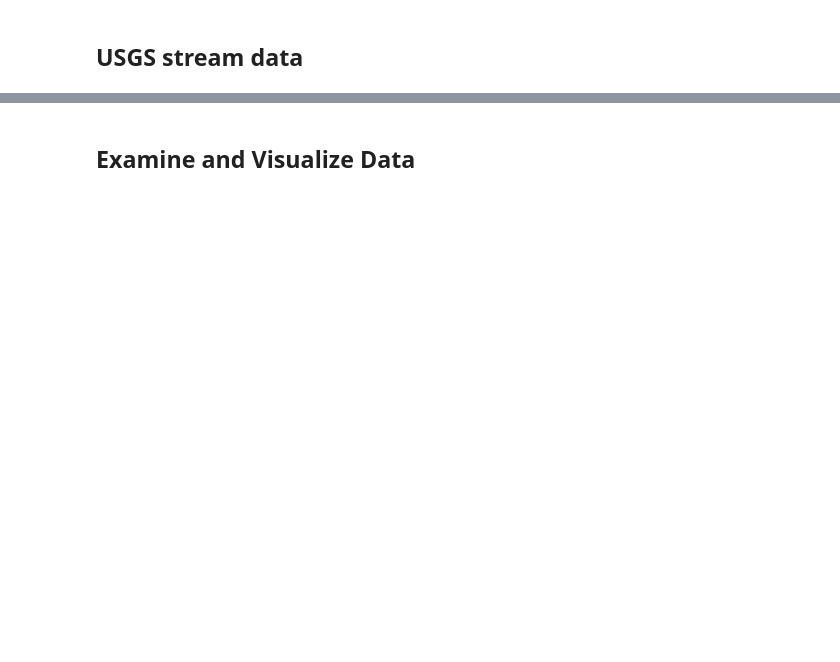
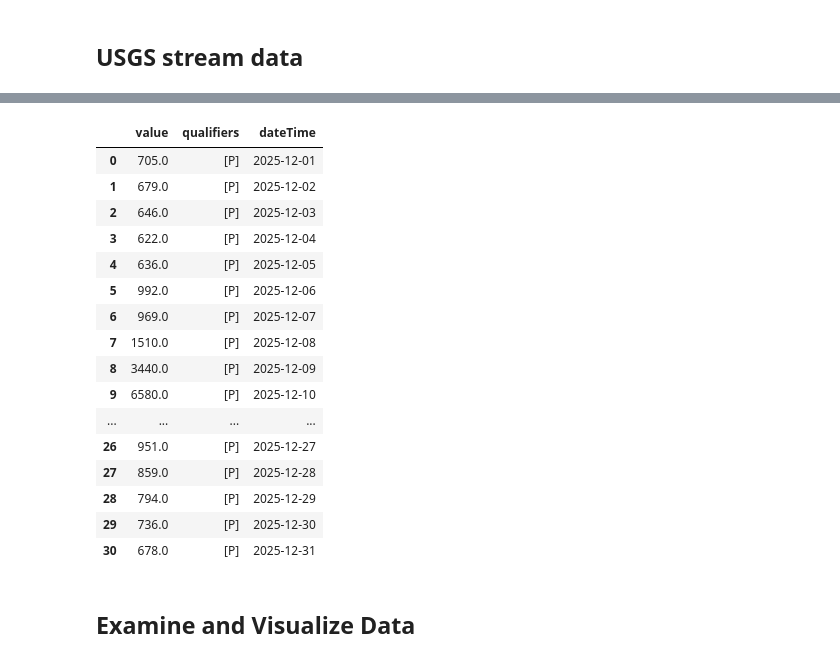
Before and after one commit to lauralemon1/MLGEO-2026, a Jupyter notebook: teams/Paleorocks/paleorocks.ipynb, the cells around one changed output, grey strips where cells are left out. Drawn from its saved outputs; the diff is of its cells as text; code cells hidden in the pictures; blank space fills up the shorter version.

```diff
--- a/teams/Paleorocks/paleorocks.ipynb
+++ b/teams/Paleorocks/paleorocks.ipynb
@@ -61,5 +79,27 @@ USGSstreamdata
 # %%
 # Convert json to pd dataframe
-USGSDf = pd.DataFrame(USGSstreamdata["timeSeries"])
+USGSDf = pd.DataFrame(USGSstreamdata['value']['timeSeries'][0]["values"][0]["value"])
+
+USGSDf["dateTime"] = pd.to_datetime(USGSDf["dateTime"])
+USGSDf['value'] = USGSDf["value"].astype(float)
+USGSDf
+# %% [output]
+|  | value | qualifiers | dateTime |
+| 0 | 705.0 | [P] | 2025-12-01 |
+| 1 | 679.0 | [P] | 2025-12-02 |
+| 2 | 646.0 | [P] | 2025-12-03 |
+| 3 | 622.0 | [P] | 2025-12-04 |
+| 4 | 636.0 | [P] | 2025-12-05 |
+| 5 | 992.0 | [P] | 2025-12-06 |
+| 6 | 969.0 | [P] | 2025-12-07 |
+| 7 | 1510.0 | [P] | 2025-12-08 |
+| 8 | 3440.0 | [P] | 2025-12-09 |
+| 9 | 6580.0 | [P] | 2025-12-10 |
+| ... | ... | ... | ... |
+| 26 | 951.0 | [P] | 2025-12-27 |
+| 27 | 859.0 | [P] | 2025-12-28 |
+| 28 | 794.0 | [P] | 2025-12-29 |
+| 29 | 736.0 | [P] | 2025-12-30 |
+| 30 | 678.0 | [P] | 2025-12-31 |
 # %% [markdown]
 ## Examine and Visualize Data
```
Also changed, not shown: parts of 5 cells of this notebook, 2 other files.
